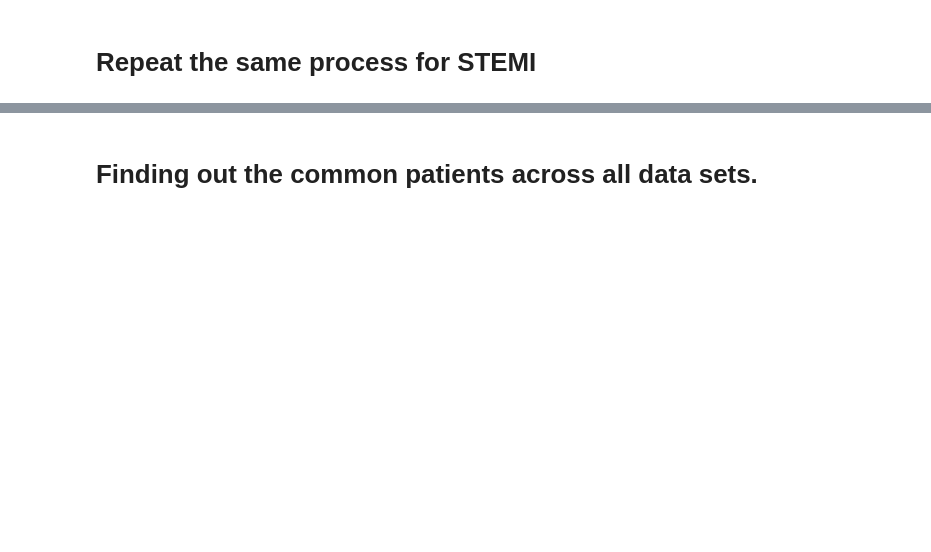
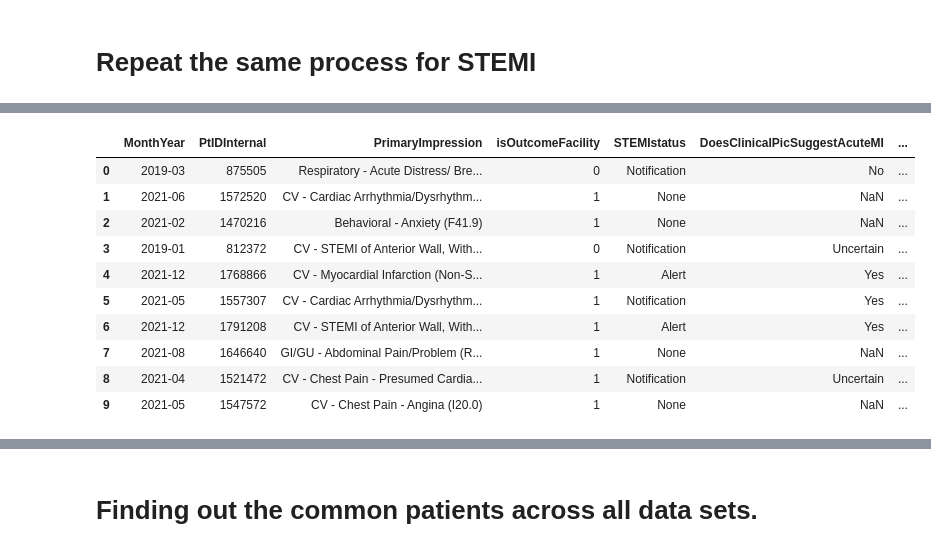
Before and after one commit to blesssong2020/Fairfax-Consultants---Summer2022-DEAN690, a Jupyter notebook: FFConsultants.ipynb, the cells around one changed output, grey strips where cells are left out. Cells and saved outputs as stored; diff of their text form; code cells hidden in the pictures; blank space fills up the shorter version.

Commit message:
Code Updated for STEMI/STROKE SEPSIS VIZ SP2 FSU Complete

```diff
--- a/FFConsultants.ipynb
+++ b/FFConsultants.ipynb
@@ -713,0 +678,16 @@ STEMIclean.head()
+# %%
+## create a new column that is a combination of the emergency deparment diagnosis & hospital diagnosis
+# https://stackoverflow.com/questions/19377969/combine-two-columns-of-text-in-pandas-dataframe
+STEMIclean = STEMI
+
+#STEMIclean["overall_diagnosis"] = STEMIclean["EmergencyDepartmentDiagnosis"].astype(str) + STEMIclean["HospitalDiagnosis"].astype(str)
+STEMIclean["overall_diagnosis"] = STEMIclean["EmergencyDepartmentDiagnosis"].fillna('') + STEMIclean["HospitalDiagnosis"].fillna('')
+
+##drop reduntant columns
+#STEMI.drop(["EmergencyDepartmentDiagnosis", "HospitalDiagnosis"], axis =1,  inplace =True)
+
+##View Header and count null
+
+print("\n header:\n",STEMIclean.head(2))
+
+print("\n count null after merge:\n", STEMIclean.isna().sum())
@@ -713,0 +731,14 @@ STEMIclean.head()
+# %%
+STEMIclean.head(10)
+# %% [output]
+|  | MonthYear | PtIDInternal | PrimaryImpression | isOutcomeFacility | STEMIstatus | DoesClinicalPicSuggestAcuteMI | ... |
+| 0 | 2019-03 | 875505 | Respiratory - Acute Distress/ Bre... | 0 | Notification | No | ... |
+| 1 | 2021-06 | 1572520 | CV - Cardiac Arrhythmia/Dysrhythm... | 1 | None | NaN | ... |
+| 2 | 2021-02 | 1470216 | Behavioral - Anxiety (F41.9) | 1 | None | NaN | ... |
+| 3 | 2019-01 | 812372 | CV - STEMI of Anterior Wall, With... | 0 | Notification | Uncertain | ... |
+| 4 | 2021-12 | 1768866 | CV - Myocardial Infarction (Non-S... | 1 | Alert | Yes | ... |
+| 5 | 2021-05 | 1557307 | CV - Cardiac Arrhythmia/Dysrhythm... | 1 | Notification | Yes | ... |
+| 6 | 2021-12 | 1791208 | CV - STEMI of Anterior Wall, With... | 1 | Alert | Yes | ... |
+| 7 | 2021-08 | 1646640 | GI/GU - Abdominal Pain/Problem (R... | 1 | None | NaN | ... |
+| 8 | 2021-04 | 1521472 | CV - Chest Pain - Presumed Cardia... | 1 | Notification | Uncertain | ... |
+| 9 | 2021-05 | 1547572 | CV - Chest Pain - Angina (I20.0) | 1 | None | NaN | ... |
```
Also changed, not shown: parts of 47 cells of this notebook.
